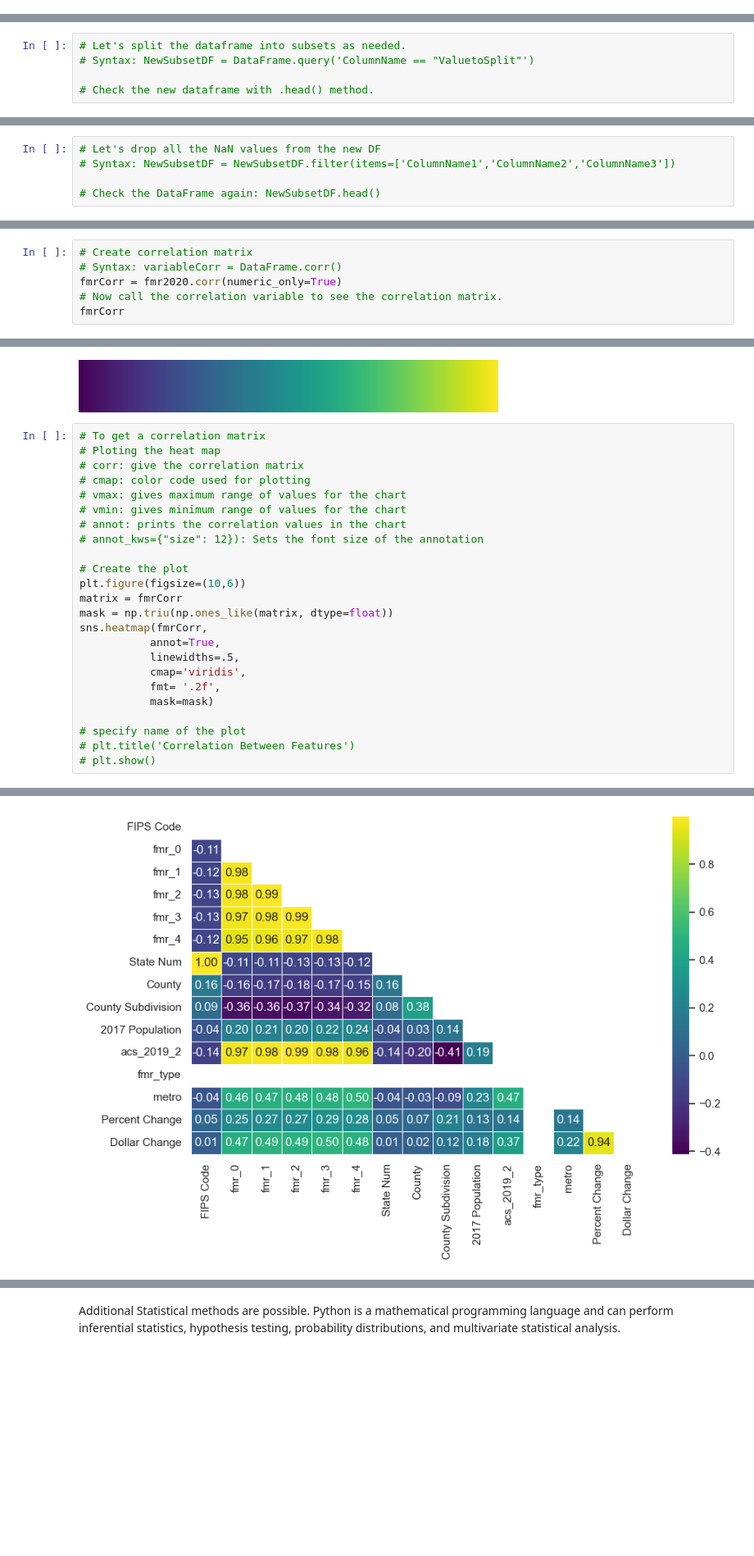
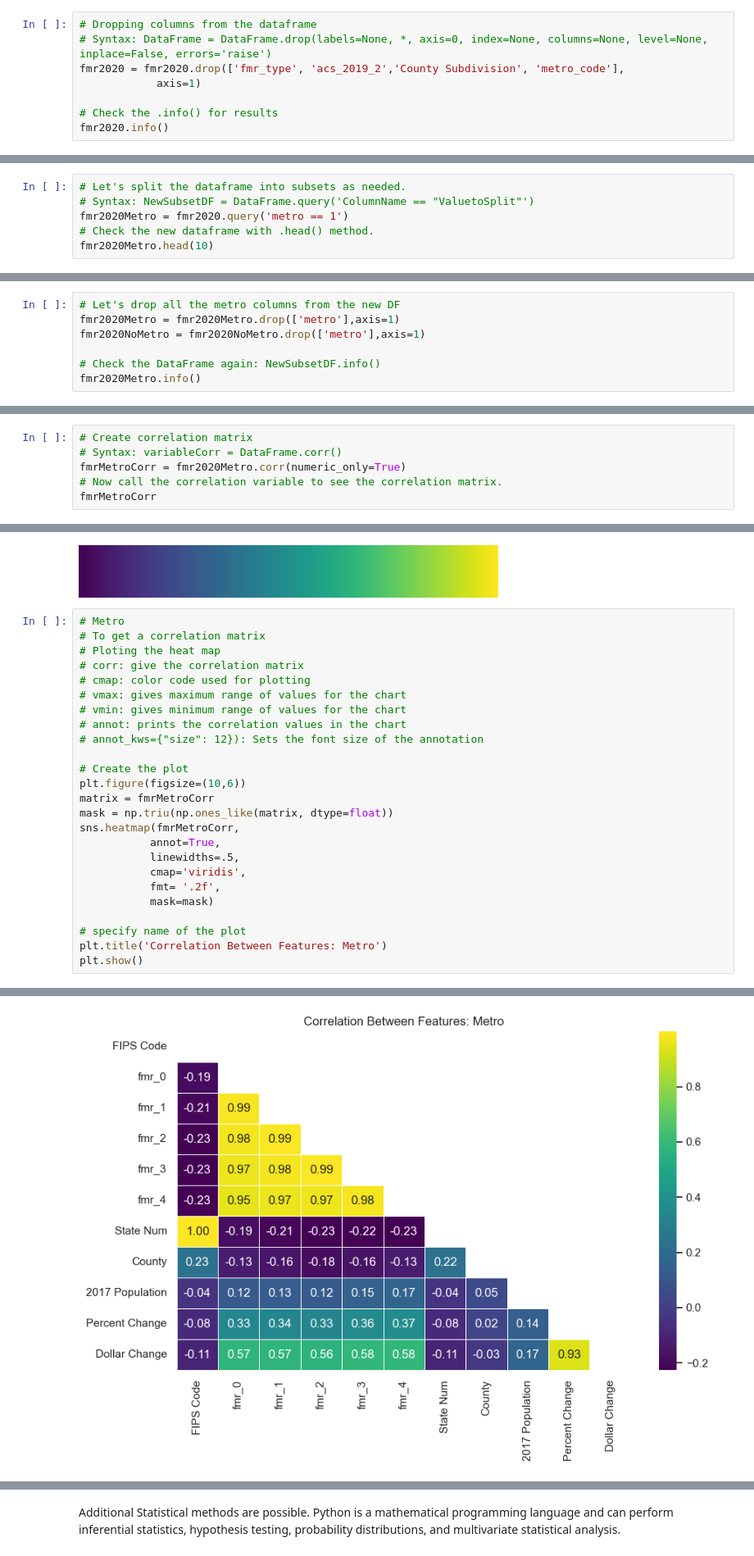
Before and after one commit to laketalkemp/HU-DATA-200, a Jupyter notebook: HUDHousing.ipynb, the cells around one changed output, grey strips where cells are left out. Shown at 82% size. Cells and saved outputs as stored; diff of their text form; blank space fills up the shorter version.

```diff
--- a/HUDHousing.ipynb
+++ b/HUDHousing.ipynb
@@ -330,0 +336,8 @@ dtype: float64
+# %%
+# Dropping columns from the dataframe
+# Syntax: DataFrame = DataFrame.drop(labels=None, *, axis=0, index=None, columns=None, level=None, inplace=False, errors='raise')
+fmr2020 = fmr2020.drop(['fmr_type', 'acs_2019_2','County Subdivision', 'metro_code'],
+            axis=1)
+
+# Check the .info() for results
+fmr2020.info()
@@ -331,5 +369,6 @@ dtype: float64
 # %%
 # Let's split the dataframe into subsets as needed.
 # Syntax: NewSubsetDF = DataFrame.query('ColumnName == "ValuetoSplit"')
-
+fmr2020Metro = fmr2020.query('metro == 1')
 # Check the new dataframe with .head() method.
+fmr2020Metro.head(10)
@@ -341,5 +416,7 @@ dtype: float64
 # %%
-# Let's drop all the NaN values from the new DF
-# Syntax: NewSubsetDF = NewSubsetDF.filter(items=['ColumnName1','ColumnName2','ColumnName3'])
+# Let's drop all the metro columns from the new DF
+fmr2020Metro = fmr2020Metro.drop(['metro'],axis=1)
+fmr2020NoMetro = fmr2020NoMetro.drop(['metro'],axis=1)
 
-# Check the DataFrame again: NewSubsetDF.head()
+# Check the DataFrame again: NewSubsetDF.info()
+fmr2020Metro.info()
@@ -462,7 +748,7 @@ Dataframe Subset:
 # %%
 # Create correlation matrix
 # Syntax: variableCorr = DataFrame.corr()
-fmrCorr = fmr2020.corr(numeric_only=True)
+fmrMetroCorr = fmr2020Metro.corr(numeric_only=True)
 # Now call the correlation variable to see the correlation matrix.
-fmrCorr
+fmrMetroCorr
 # %% [output]
@@ -493,6 +794,7 @@ sns.color_palette('viridis', as_cmap=True)
 # %% [output]
 [figure]
 # %%
+# Metro
 # To get a correlation matrix
 # Ploting the heat map
 # corr: give the correlation matrix
@@ -504,9 +806,9 @@ sns.color_palette('viridis', as_cmap=True)
 
 # Create the plot
 plt.figure(figsize=(10,6))
-matrix = fmrCorr
+matrix = fmrMetroCorr
 mask = np.triu(np.ones_like(matrix, dtype=float))
-sns.heatmap(fmrCorr,
+sns.heatmap(fmrMetroCorr,
            annot=True,
            linewidths=.5,
            cmap='viridis',
@@ -514,6 +816,6 @@ sns.heatmap(fmrCorr,
            mask=mask)
 
 # specify name of the plot
-# plt.title('Correlation Between Features')
-# plt.show()
+plt.title('Correlation Between Features: Metro')
+plt.show()
 # %% [output]
@@ -521 +822 @@ sns.heatmap(fmrCorr,
-[figure, old version]
+[figure, new version]
```
Also changed, not shown: parts of 35 cells of this notebook.
